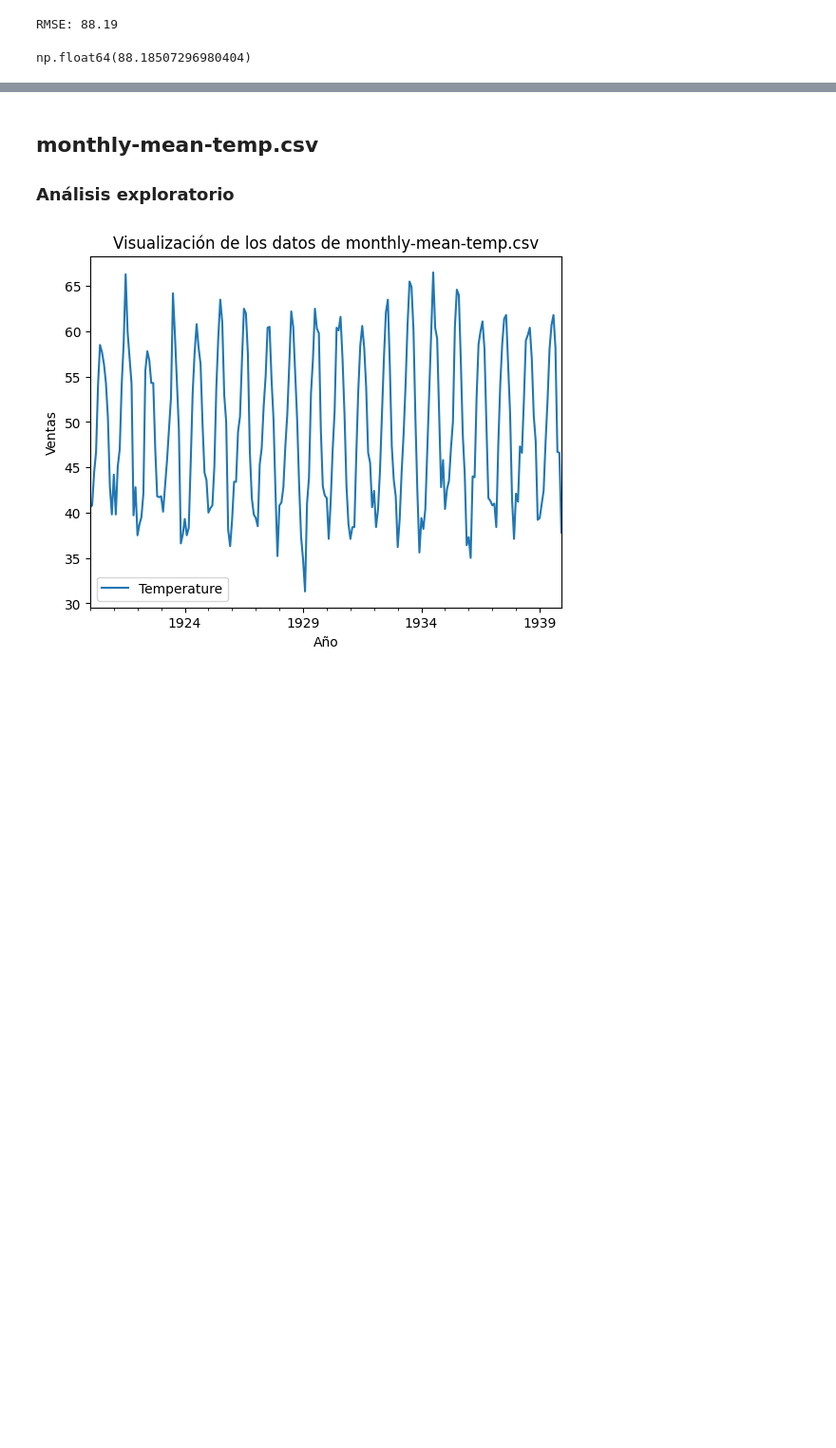
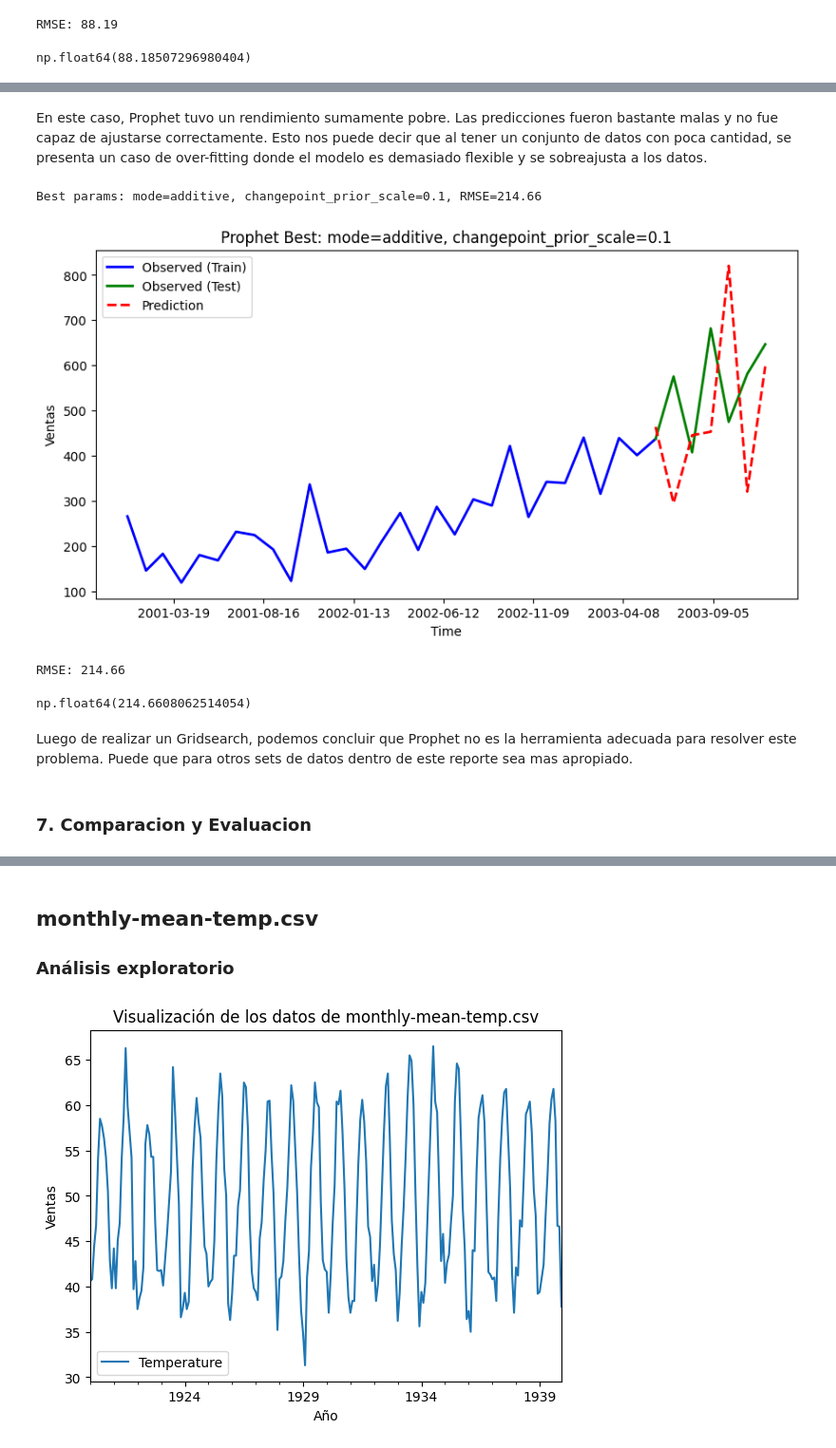
Before and after one commit to Its-Japo/DataScience, a Jupyter notebook: Lab1/main.ipynb, the cells around one changed output, grey strips where cells are left out. Shown at 95% size. Saved outputs shown, nothing was run; the diff lists cells and outputs as text; code cells hidden in the pictures; blank space fills up the shorter version.

```diff
--- a/Lab1/main.ipynb
+++ b/Lab1/main.ipynb
@@ -459,3 +489,60 @@ plot_walk_forward(
 [figure]
 RMSE: 233.47
 np.float64(233.46545015561264)
+# %% [markdown]
+En este caso, Prophet tuvo un rendimiento sumamente pobre. Las predicciones fueron bastante malas y no fue capaz de ajustarse correctamente. Esto nos puede decir que al tener un conjunto de datos con poca cantidad, se presenta un caso de over-fitting donde el modelo es demasiado flexible y se sobreajusta a los datos.
+# %%
+from prophet import Prophet
+import numpy as np
+import logging
+logging.getLogger("cmdstanpy").setLevel(logging.WARNING)
+seasonality_modes = ['additive', 'multiplicative']
+changepoint_scales = [0.01, 0.1, 0.5]
+
+best_rmse = float('inf')
+best_params = None
+best_preds = None
+
+for mode in seasonality_modes:
+    for cps in changepoint_scales:
+        history = train_prophet.copy()
+        preds = []
+        try:
+            for t in range(len(test)):
+                m = Prophet(
+                    yearly_seasonality=True,
+                    daily_seasonality=False,
+                    weekly_seasonality=False,
+                    seasonality_mode=mode,
+                    changepoint_prior_scale=cps
+                )
+                m.fit(history)
+                future = pd.DataFrame({'ds': [test_prophet['ds'].iloc[t]]})
+                forecast = m.predict(future)
+                pred = forecast['yhat'].values[0]
+                preds.append(pred)
+                history = pd.concat([history, test_prophet.iloc[[t]]], ignore_index=True)
+            rmse = np.sqrt(mean_squared_error(test['Sales'], preds))
+            if rmse < best_rmse:
+                best_rmse = rmse
+                best_params = (mode, cps)
+                best_preds = preds
+        except Exception as e:
+            print(f"FAILED: mode={mode}, changepoint_prior_scale={cps} ({e})")
+
+print(f"\nBest params: mode={best_params[0]}, changepoint_prior_scale={best_params[1]}, RMSE={best_rmse:.2f}")
+
+plot_walk_forward(
+    train, test, best_preds, col='Sales',
+    title=f"Prophet Best: mode={best_params[0]}, changepoint_prior_scale={best_params[1]}",
+    ylabel="Ventas"
+)
+# %% [output]
+Best params: mode=additive, changepoint_prior_scale=0.1, RMSE=214.66
+[figure, added]
+RMSE: 214.66
+np.float64(214.6608062514054)
+# %% [markdown]
+Luego de realizar un Gridsearch, podemos concluir que Prophet no es la herramienta adecuada para resolver este problema. Puede que para otros sets de datos dentro de este reporte sea mas apropiado.
+# %% [markdown]
+### 7. Comparacion y Evaluacion
```
Also changed, not shown: parts of 14 cells of this notebook.
